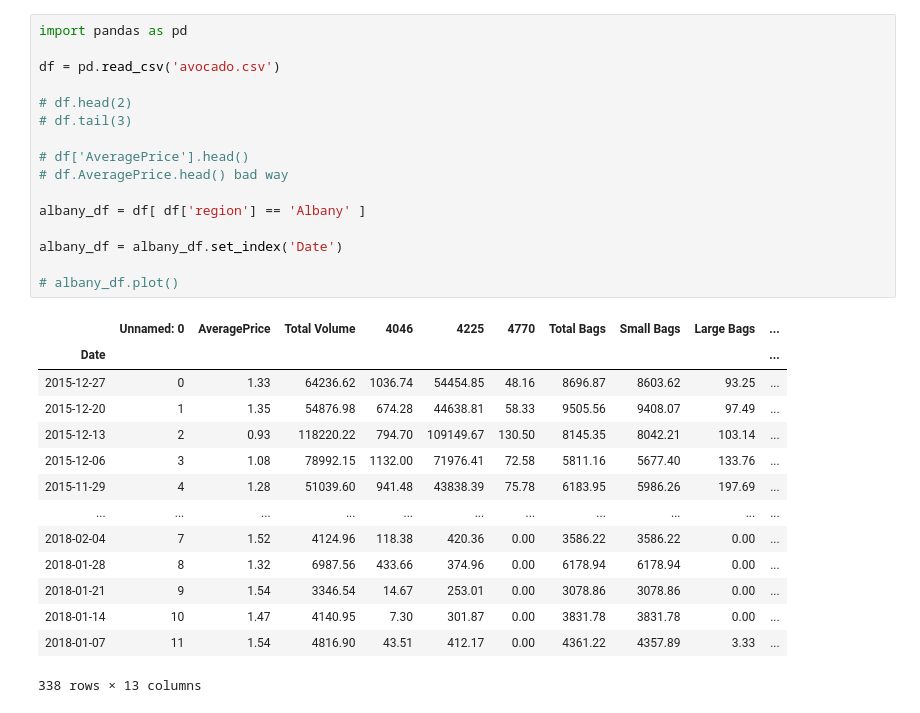
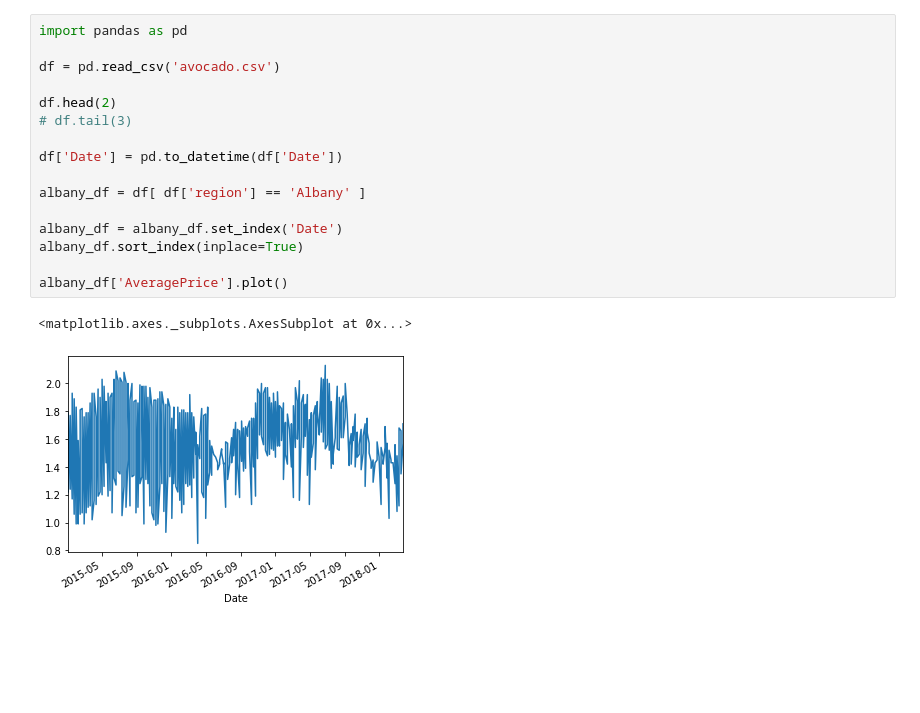
Before and after one commit to ElijahCoding/DataScience, a Jupyter notebook: Numpy/AvocadoPrices.ipynb, the cells around one changed output. Saved outputs shown, nothing was run; the diff lists cells and outputs as text; blank space fills up the shorter version.

Commit message:
avocado prices built

```diff
--- a/Numpy/AvocadoPrices.ipynb
+++ b/Numpy/AvocadoPrices.ipynb
@@ -1,31 +1,19 @@
 # %%
 import pandas as pd
 
 df = pd.read_csv('avocado.csv')
 
-# df.head(2)
+df.head(2)
 # df.tail(3)
 
-# df['AveragePrice'].head()
-# df.AveragePrice.head() bad way
+df['Date'] = pd.to_datetime(df['Date'])
 
 albany_df = df[ df['region'] == 'Albany' ]
 
 albany_df = albany_df.set_index('Date')
+albany_df.sort_index(inplace=True)
 
-# albany_df.plot()
+albany_df['AveragePrice'].plot()
 # %% [output]
-|  | Unnamed: 0 | AveragePrice | Total Volume | 4046 | 4225 | 4770 | Total Bags | Small Bags | Large Bags | ... |
-| Date |  |  |  |  |  |  |  |  |  | ... |
-| 2015-12-27 | 0 | 1.33 | 64236.62 | 1036.74 | 54454.85 | 48.16 | 8696.87 | 8603.62 | 93.25 | ... |
-| 2015-12-20 | 1 | 1.35 | 54876.98 | 674.28 | 44638.81 | 58.33 | 9505.56 | 9408.07 | 97.49 | ... |
-| 2015-12-13 | 2 | 0.93 | 118220.22 | 794.70 | 109149.67 | 130.50 | 8145.35 | 8042.21 | 103.14 | ... |
-| 2015-12-06 | 3 | 1.08 | 78992.15 | 1132.00 | 71976.41 | 72.58 | 5811.16 | 5677.40 | 133.76 | ... |
-| 2015-11-29 | 4 | 1.28 | 51039.60 | 941.48 | 43838.39 | 75.78 | 6183.95 | 5986.26 | 197.69 | ... |
-| ... | ... | ... | ... | ... | ... | ... | ... | ... | ... | ... |
-| 2018-02-04 | 7 | 1.52 | 4124.96 | 118.38 | 420.36 | 0.00 | 3586.22 | 3586.22 | 0.00 | ... |
-| 2018-01-28 | 8 | 1.32 | 6987.56 | 433.66 | 374.96 | 0.00 | 6178.94 | 6178.94 | 0.00 | ... |
-| 2018-01-21 | 9 | 1.54 | 3346.54 | 14.67 | 253.01 | 0.00 | 3078.86 | 3078.86 | 0.00 | ... |
-| 2018-01-14 | 10 | 1.47 | 4140.95 | 7.30 | 301.87 | 0.00 | 3831.78 | 3831.78 | 0.00 | ... |
-| 2018-01-07 | 11 | 1.54 | 4816.90 | 43.51 | 412.17 | 0.00 | 4361.22 | 4357.89 | 3.33 | ... |
-338 rows × 13 columns
+<matplotlib.axes._subplots.AxesSubplot at 0x...>
+[figure, added]
```
Also changed, not shown: parts of 6 cells of this notebook.
